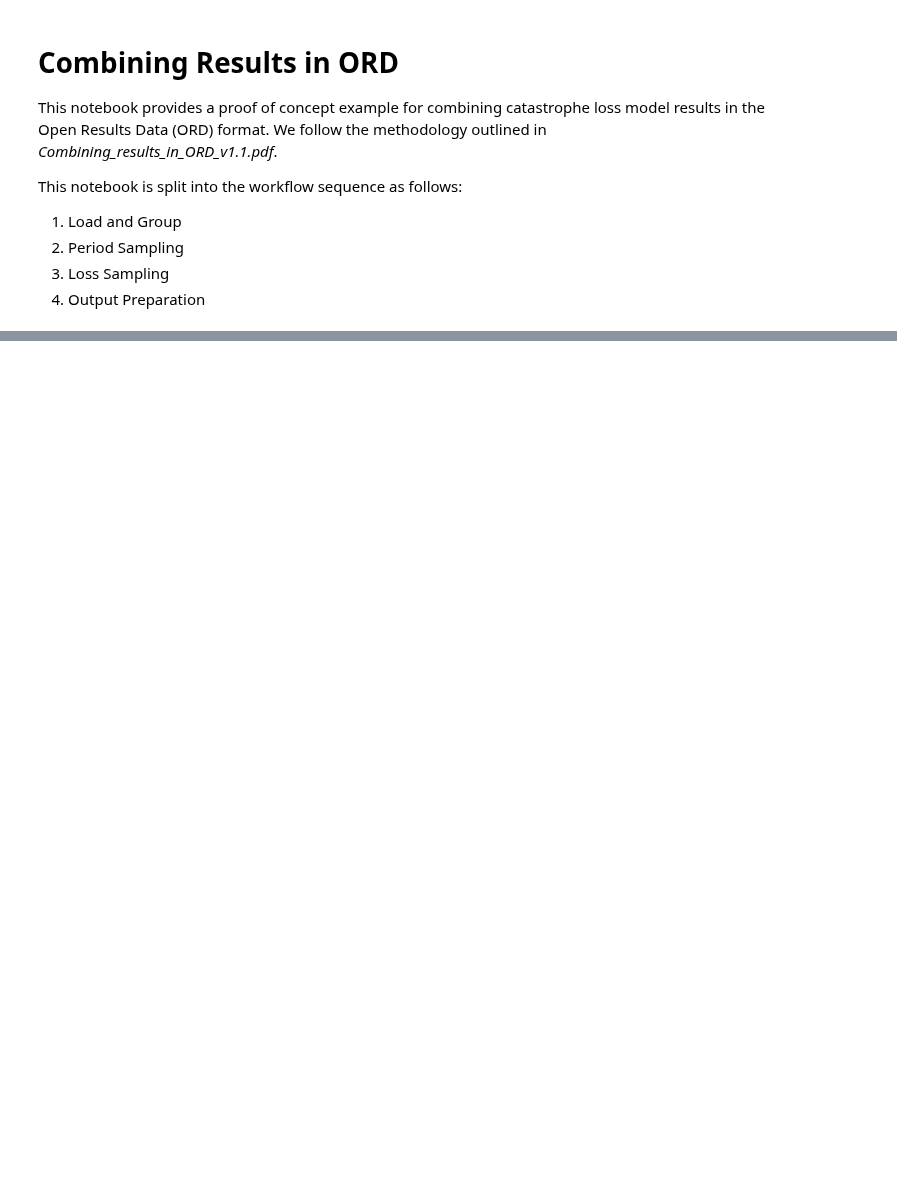
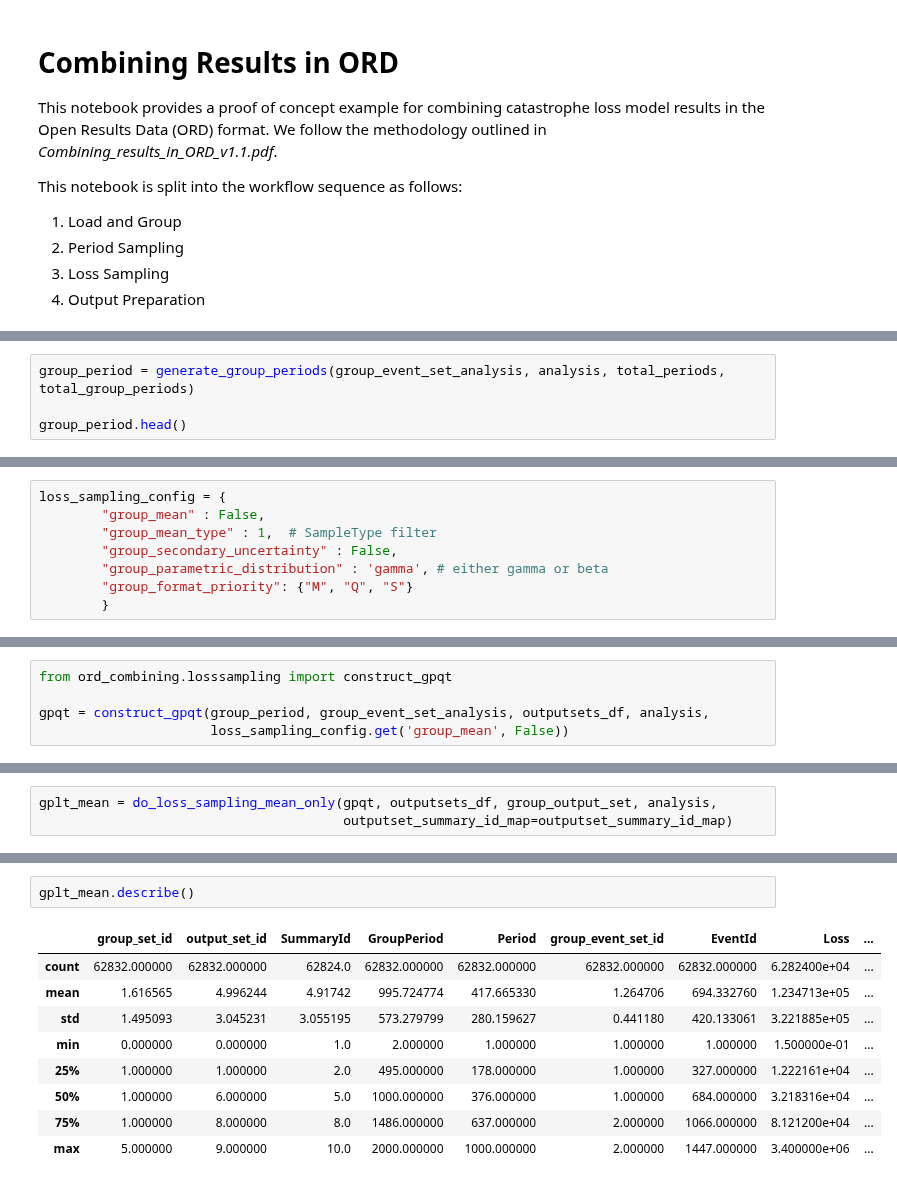
Before and after one commit to OasisLMF/ODS_Tools, a Jupyter notebook: ord_combining/combining_ord.ipynb, the cells around one changed output, grey strips where cells are left out. Cells and saved outputs as stored; diff of their text form; blank space fills up the shorter version.

```diff
--- a/ord_combining/combining_ord.ipynb
+++ b/ord_combining/combining_ord.ipynb
@@ -49,0 +241,4 @@ from ord_combining.common import
+# %%
+group_period = generate_group_periods(group_event_set_analysis, analysis, total_periods, total_group_periods)
+
+group_period.head()
@@ -49,0 +267,8 @@ from ord_combining.common import
+# %%
+loss_sampling_config = {
+        "group_mean" : False,
+        "group_mean_type" : 1,  # SampleType filter
+        "group_secondary_uncertainty" : False,
+        "group_parametric_distribution" : 'gamma', # either gamma or beta
+        "group_format_priority": {"M", "Q", "S"}
+        }
@@ -49,0 +277,5 @@ from ord_combining.common import
+# %%
+from ord_combining.losssampling import construct_gpqt
+
+gpqt = construct_gpqt(group_period, group_event_set_analysis, outputsets_df, analysis,
+                      loss_sampling_config.get('group_mean', False))
@@ -49,0 +323,3 @@ from ord_combining.common import
+# %%
+gplt_mean = do_loss_sampling_mean_only(gpqt, outputsets_df, group_output_set, analysis,
+                                       outputset_summary_id_map=outputset_summary_id_map)
@@ -49,0 +335,12 @@ from ord_combining.common import
+# %%
+gplt_mean.describe()
+# %% [output]
+|  | group_set_id | output_set_id | SummaryId | GroupPeriod | Period | group_event_set_id | EventId | Loss | ... |
+| count | 62832.000000 | 62832.000000 | 62824.0 | 62832.000000 | 62832.000000 | 62832.000000 | 62832.000000 | 6.282400e+04 | ... |
+| mean | 1.616565 | 4.996244 | 4.91742 | 995.724774 | 417.665330 | 1.264706 | 694.332760 | 1.234713e+05 | ... |
+| std | 1.495093 | 3.045231 | 3.055195 | 573.279799 | 280.159627 | 0.441180 | 420.133061 | 3.221885e+05 | ... |
+| min | 0.000000 | 0.000000 | 1.0 | 2.000000 | 1.000000 | 1.000000 | 1.000000 | 1.500000e-01 | ... |
+| 25% | 1.000000 | 1.000000 | 2.0 | 495.000000 | 178.000000 | 1.000000 | 327.000000 | 1.222161e+04 | ... |
+| 50% | 1.000000 | 6.000000 | 5.0 | 1000.000000 | 376.000000 | 1.000000 | 684.000000 | 3.218316e+04 | ... |
+| 75% | 1.000000 | 8.000000 | 8.0 | 1486.000000 | 637.000000 | 2.000000 | 1066.000000 | 8.121200e+04 | ... |
+| max | 5.000000 | 9.000000 | 10.0 | 2000.000000 | 1000.000000 | 2.000000 | 1447.000000 | 3.400000e+06 | ... |
```
Also changed, not shown: parts of 45 cells of this notebook, 1 other file.
